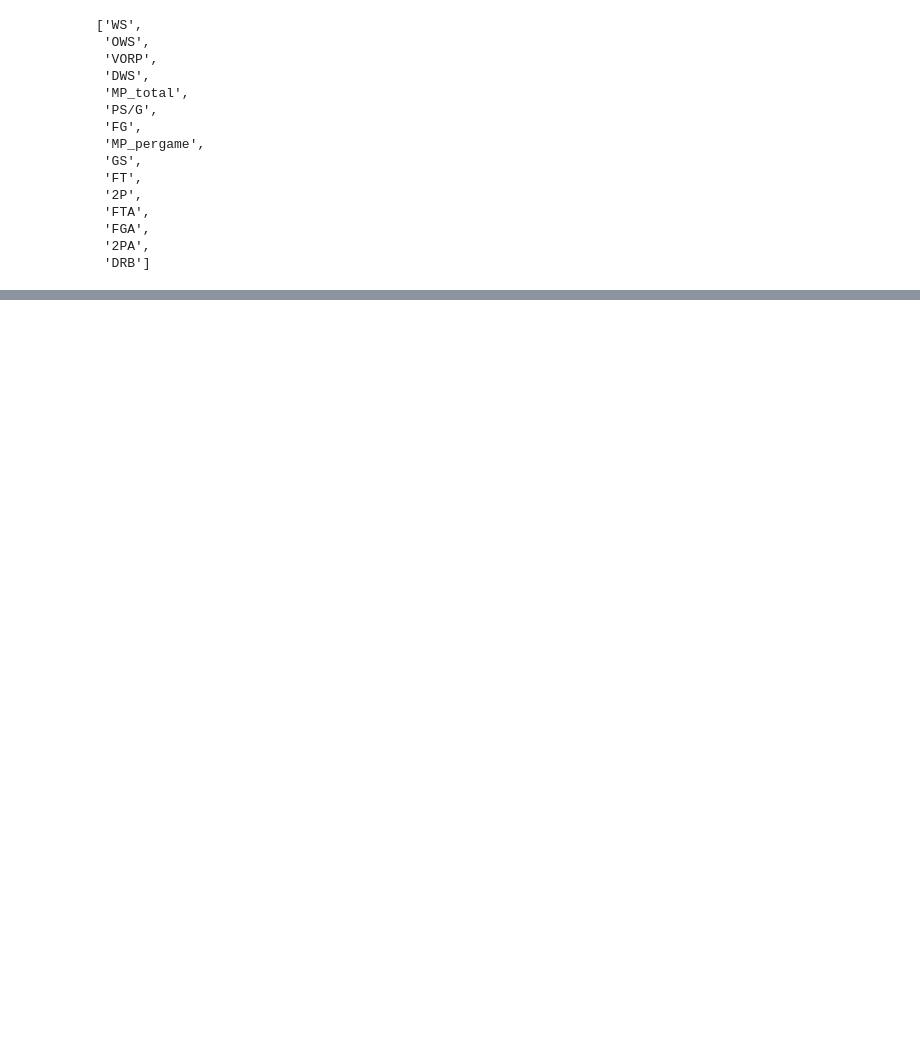
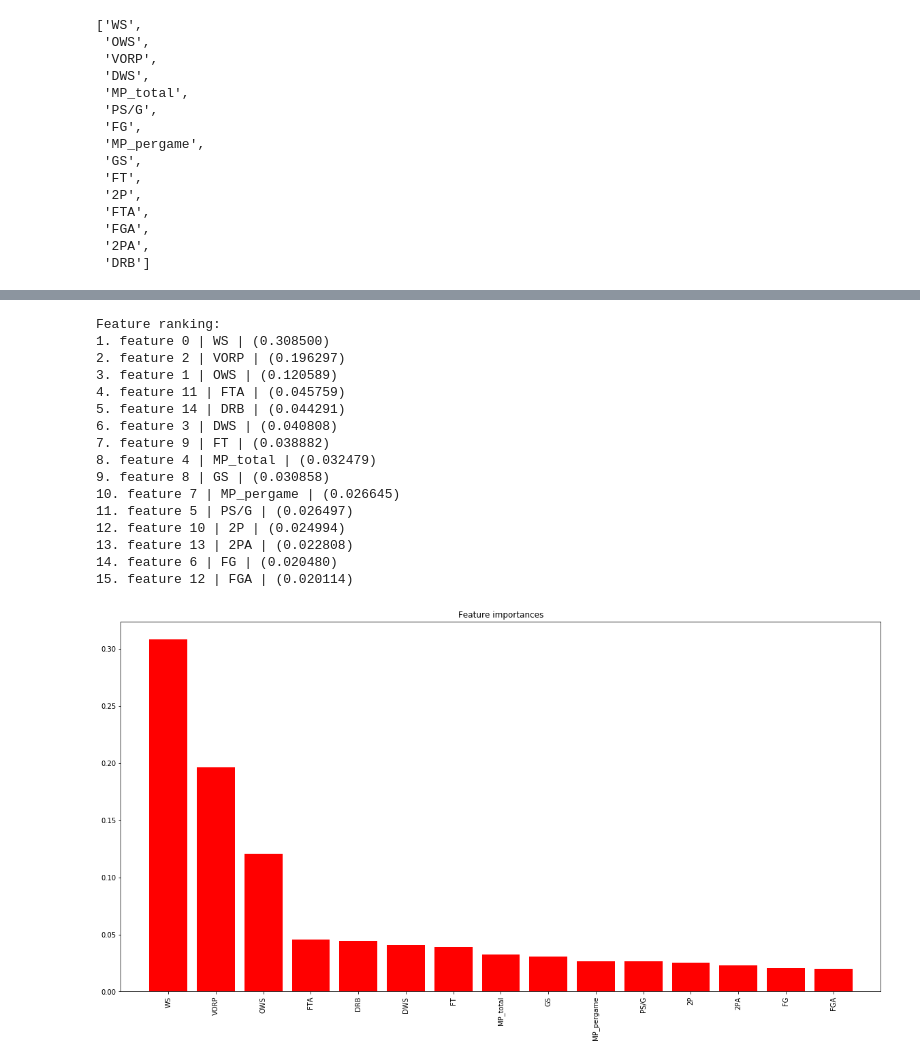
Before and after one commit to KirkAVoss/kv-capstone, a Jupyter notebook: NBAwinshare/2018.11.27 KV Work.ipynb, the cells around one changed output, grey strips where cells are left out. Cells and saved outputs as stored; diff of their text form; code cells hidden in the pictures; blank space fills up the shorter version.

Commit message:
Initial commit to start working on fixing the train function

```diff
--- a/NBAwinshare/2018.11.27 KV Work.ipynb
+++ b/NBAwinshare/2018.11.27 KV Work.ipynb
@@ -234,19 +234,26 @@ sr2.column_names
  'PS/G',
  'Seasons_number']
 # %%
-importances = sr2.regressor_dict[5].feature_importances_
-indices = np.argsort(importances)[::-1]
-# Print the feature ranking
-print("Feature ranking:")
+def plot_feature_importances(sr_obj, year_to_plot):
+    '''
+    Plots the feature importances
+    '''
 
-for f in range(len(sr2.column_names)):
-    print("%d. feature %d | %s | (%f)" % (f + 1, indices[f], sr2.column_names[indices[f]], importances[indices[f]]))
+    importances = sr_obj.regressor_dict[year_to_plot].feature_importances_
+    indices = np.argsort(importances)[::-1]
+    # Print the feature ranking
+    print("Feature ranking:")
 
-# Plot the feature importances of the forest
-plt.figure(figsize=(20,10))
-plt.title("Feature importances")
-plt.bar(range(len(sr2.column_names)), importances[indices],
-       color="r", align="center")
-plt.xticks(range(len(sr2.column_names)), indices)
-plt.xlim([-1, len(sr2.column_names)])
-plt.show()
+    sortedcolnames = [sr_obj.column_names[idx] for idx in indices]
+
+    for f in range(len(sr_obj.column_names)):
+        print("%d. feature %d | %s | (%f)" % (f + 1, indices[f], sr_obj.column_names[indices[f]], importances[indices[f]]))
+
+    # Plot the feature importances of the forest
+    plt.figure(figsize=(20,10))
+    plt.title("Feature importances")
+    plt.bar(range(len(sr_obj.column_names)), importances[indices],
+           color="r", align="center")
+    plt.xticks(range(len(sr_obj.column_names)), sortedcolnames, rotation='vertical')
+    plt.xlim([-1, len(sr_obj.column_names)])
+    plt.show()
@@ -303,3 +291,7 @@ cols_to_train_from_correlation
  'FGA',
  '2PA',
  'DRB']
+# %%
+sr3 = seasonalregressor.SeasonalRegressor(columns_to_train=cols_to_train_from_correlation)
+# %%
+sr3 = sr3.fit(fullstats,demographic)
@@ -305,0 +357,20 @@ cols_to_train_from_correlation
+# %%
+plot_feature_importances(sr3, 5)
+# %% [output]
+Feature ranking:
+1. feature 0 | WS | (0.308500)
+2. feature 2 | VORP | (0.196297)
+3. feature 1 | OWS | (0.120589)
+4. feature 11 | FTA | (0.045759)
+5. feature 14 | DRB | (0.044291)
+6. feature 3 | DWS | (0.040808)
+7. feature 9 | FT | (0.038882)
+8. feature 4 | MP_total | (0.032479)
+9. feature 8 | GS | (0.030858)
+10. feature 7 | MP_pergame | (0.026645)
+11. feature 5 | PS/G | (0.026497)
+12. feature 10 | 2P | (0.024994)
+13. feature 13 | 2PA | (0.022808)
+14. feature 6 | FG | (0.020480)
+15. feature 12 | FGA | (0.020114)
+[figure, added]
```
Also changed, not shown: parts of 10 cells of this notebook.
